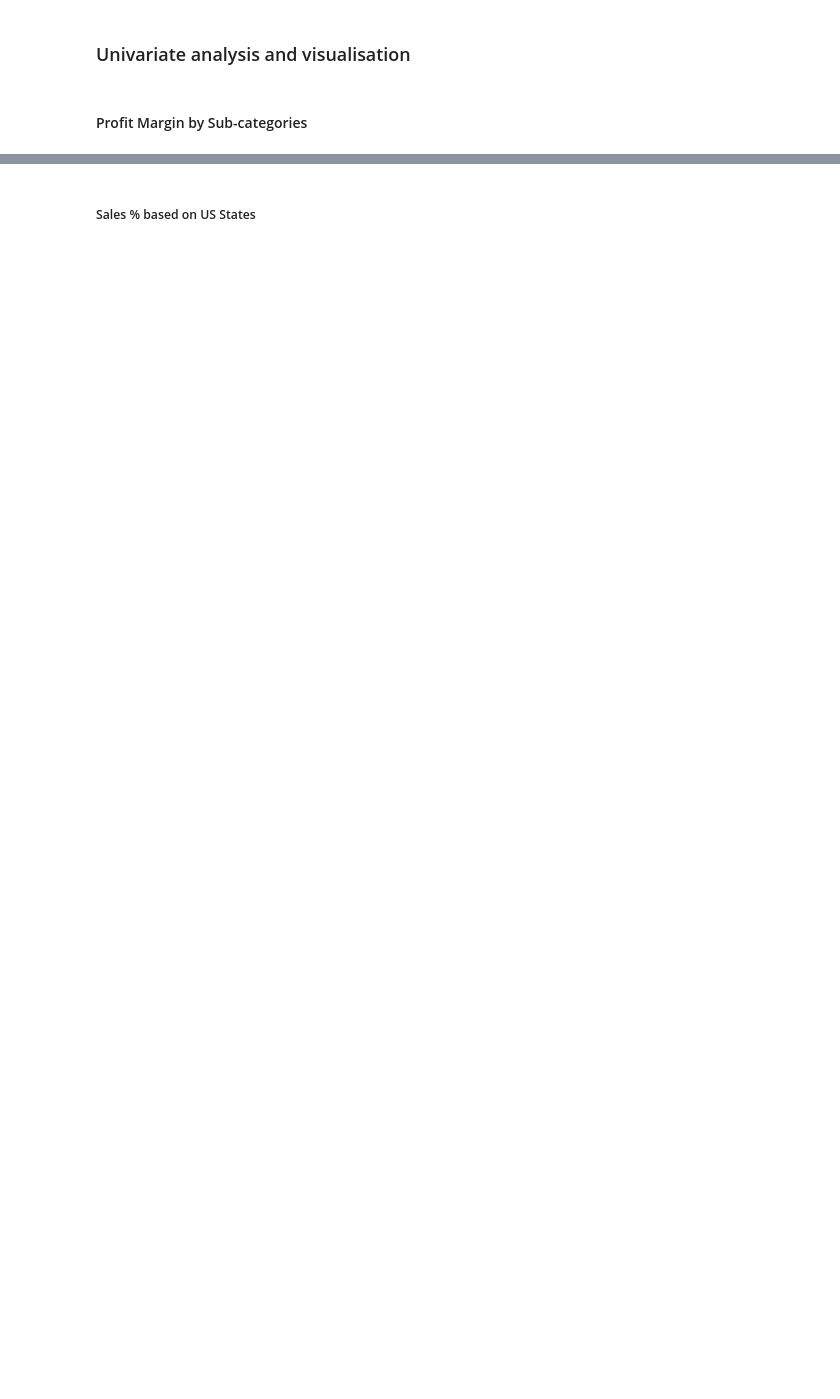
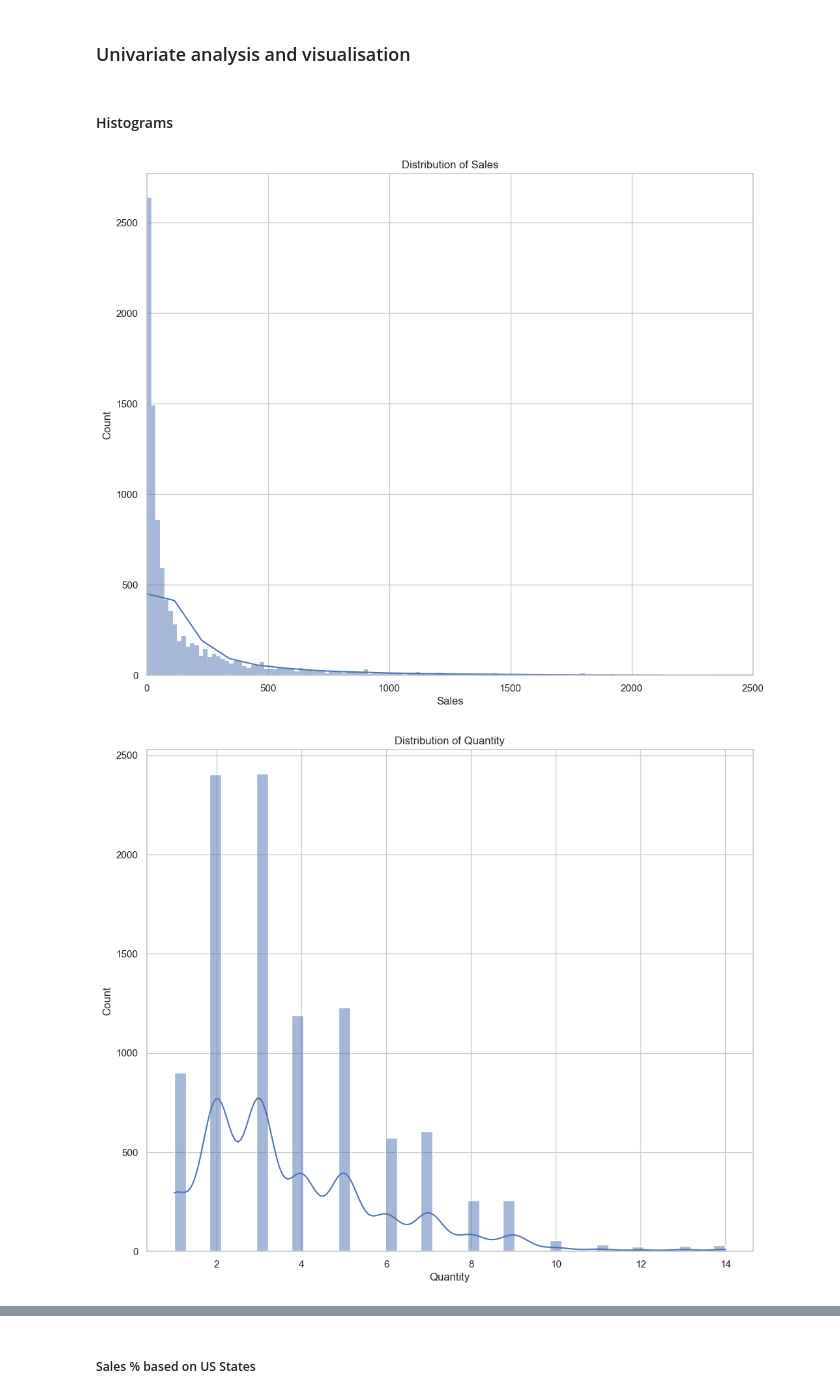
Before and after one commit to nareshwar/uhull-module-1, a Jupyter notebook: assignment_notebook/assignment_final.ipynb, the cells around one changed output, grey strips where cells are left out. Saved outputs shown, nothing was run; the diff lists cells and outputs as text; code cells hidden in the pictures; blank space fills up the shorter version.

```diff
--- a/assignment_notebook/assignment_final.ipynb
+++ b/assignment_notebook/assignment_final.ipynb
@@ -822,4 +877,38 @@ print(table)
 # %% [markdown]
 ### Univariate analysis and visualisation
-# %% [markdown]
-#### Profit Margin by Sub-categories
+# %% [markdown]
+#### Histograms
+# %%
+def plot_histogram_density(df, column, xlim=None):
+    """
+    Plot histogram with density plot for a specified column in the DataFrame.
+
+    Parameters:
+    df (DataFrame): Input DataFrame.
+    column (str): Name of the column to plot.
+    xlim (tuple): Tuple containing the lower and upper limits of the x-axis.
+
+    Returns:
+    None
+    """
+    # Create subplots for each column
+    fig, ax = plt.subplots(figsize=(12, 10))
+
+    # Plot histogram with density plot
+    sns.histplot(df[column], kde=True, ax=ax)
+    ax.set_title(f'Distribution of {column}')
+
+    # Set x-axis limits if specified
+    if xlim:
+        plt.xlim(xlim)
+
+    # Show the plot
+    plt.show()
+# %%
+plot_histogram_density(global_super_store_df, 'Sales', xlim=(0, 2500))
+plot_histogram_density(global_super_store_df, 'Quantity')
+plot_histogram_density(global_super_store_df, 'Discount')
+plot_histogram_density(global_super_store_df, 'Profit', xlim=(-100, 100))
+# %% [output]
+[figure, added]
+[figure, added]
```
Also changed, not shown: parts of 39 cells of this notebook, 1 other file.
